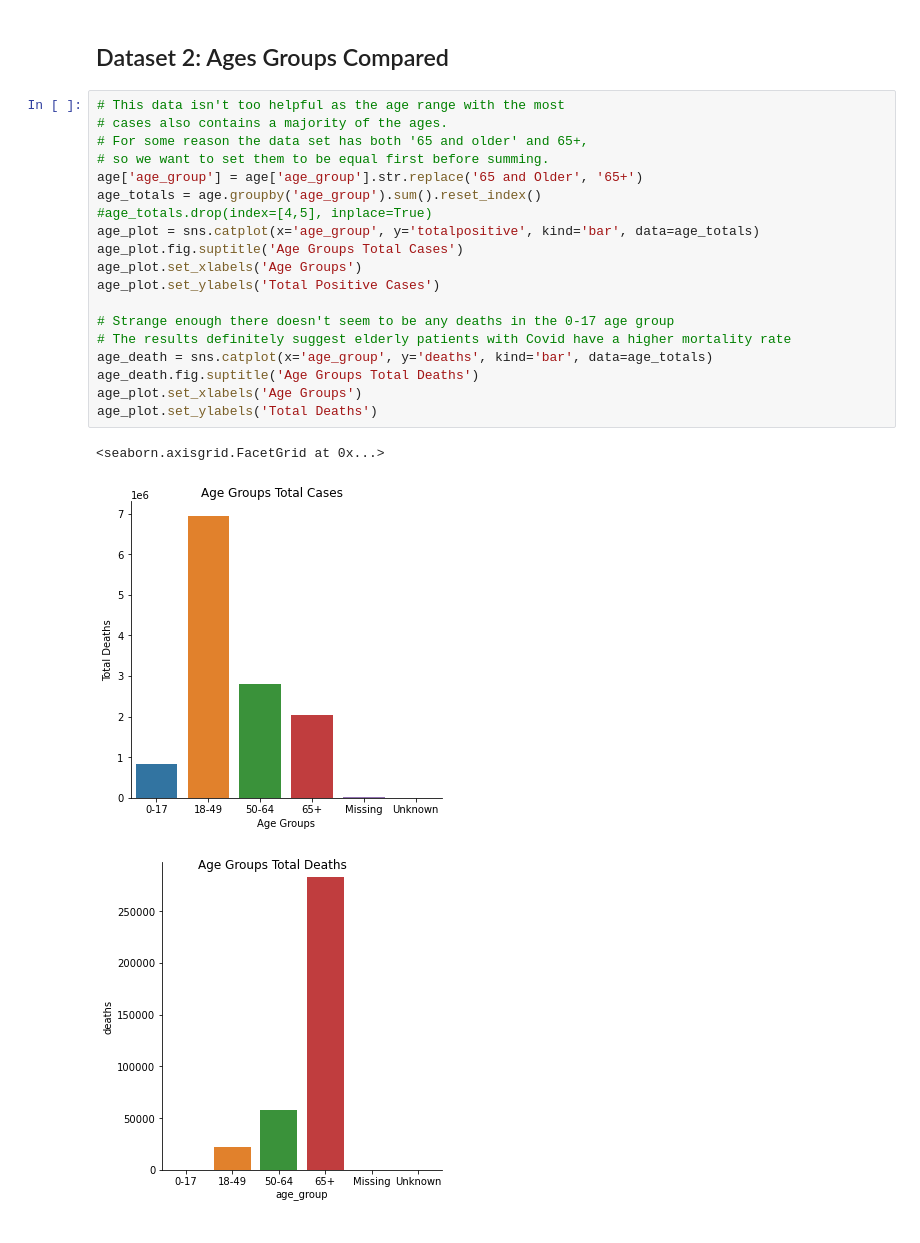
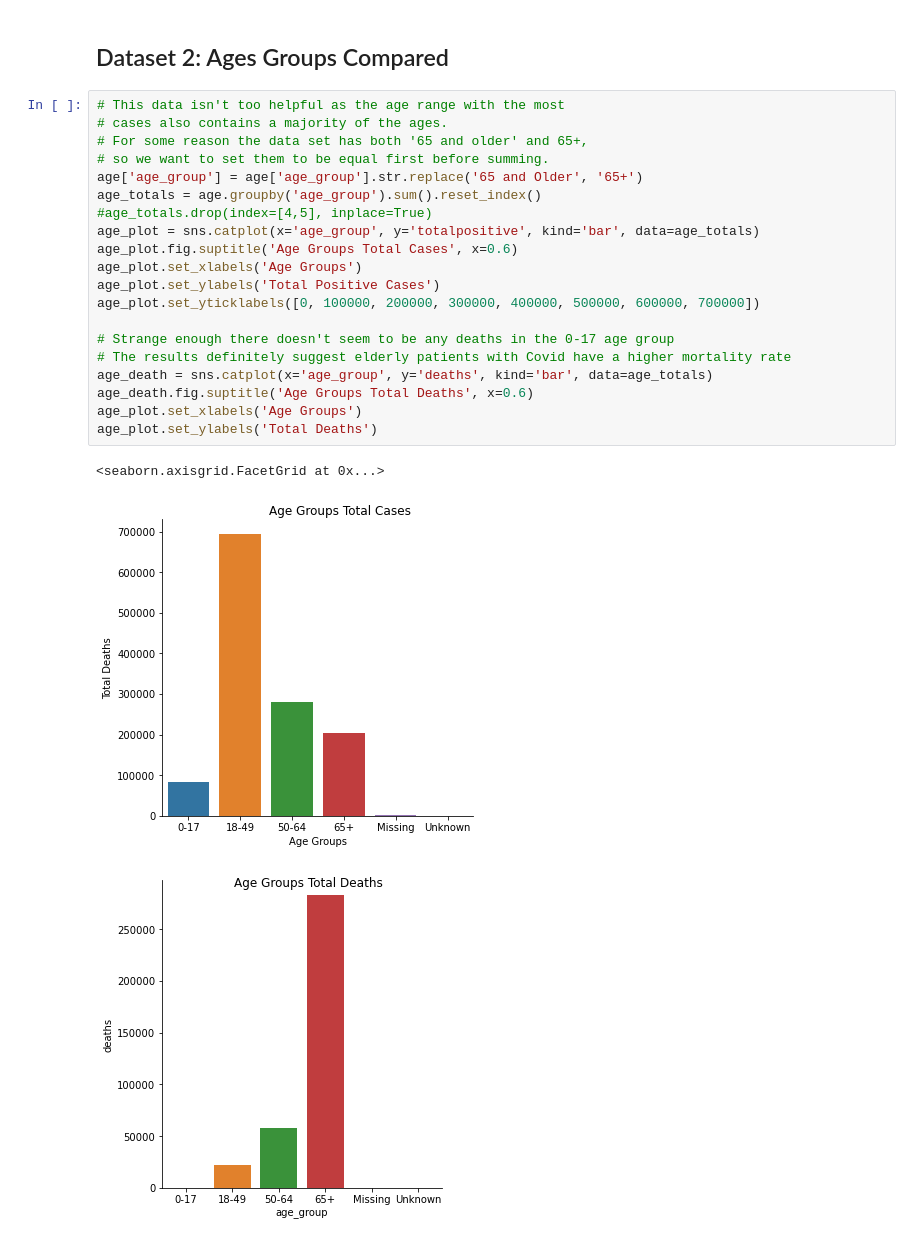
Before and after one commit to dennistrinh/covid, a Jupyter notebook: covid_data.ipynb, the cells around one changed output. Cells and saved outputs as stored; diff of their text form.

Commit message:
Finished up general data graphs

```diff
--- a/covid_data.ipynb
+++ b/covid_data.ipynb
@@ -48,23 +49,24 @@ Text(0.5, 0.98, 'California Monthly New Deaths')
 # %%
 # This data isn't too helpful as the age range with the most
 # cases also contains a majority of the ages.
 # For some reason the data set has both '65 and older' and 65+,
 # so we want to set them to be equal first before summing.
 age['age_group'] = age['age_group'].str.replace('65 and Older', '65+')
 age_totals = age.groupby('age_group').sum().reset_index()
 #age_totals.drop(index=[4,5], inplace=True)
 age_plot = sns.catplot(x='age_group', y='totalpositive', kind='bar', data=age_totals)
-age_plot.fig.suptitle('Age Groups Total Cases')
+age_plot.fig.suptitle('Age Groups Total Cases', x=0.6)
 age_plot.set_xlabels('Age Groups')
 age_plot.set_ylabels('Total Positive Cases')
+age_plot.set_yticklabels([0, 100000, 200000, 300000, 400000, 500000, 600000, 700000])
 
 # Strange enough there doesn't seem to be any deaths in the 0-17 age group
 # The results definitely suggest elderly patients with Covid have a higher mortality rate
 age_death = sns.catplot(x='age_group', y='deaths', kind='bar', data=age_totals)
-age_death.fig.suptitle('Age Groups Total Deaths')
+age_death.fig.suptitle('Age Groups Total Deaths', x=0.6)
 age_plot.set_xlabels('Age Groups')
 age_plot.set_ylabels('Total Deaths')
 # %% [output]
 <seaborn.axisgrid.FacetGrid at 0x...>
-[figure, old version]
+[figure, new version]
-[figure, old version]
+[figure, new version]
```
Also changed, not shown: parts of 7 cells of this notebook, 1 other file.
